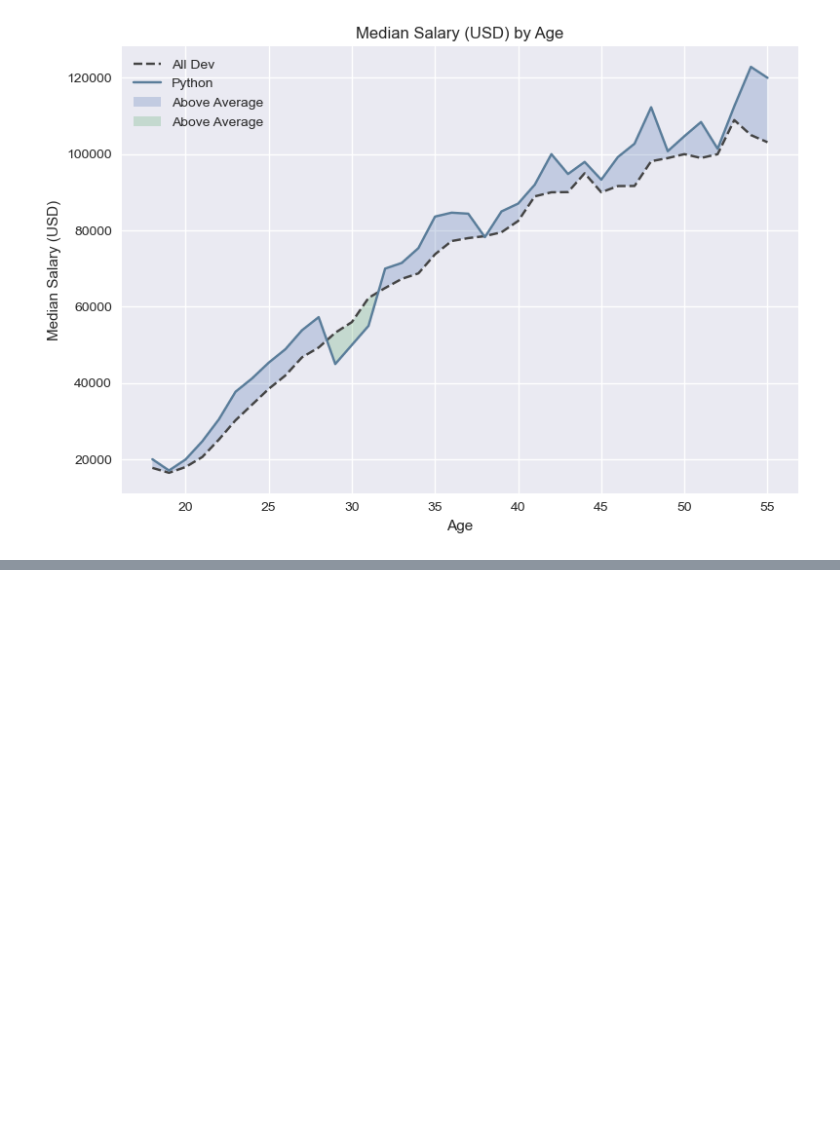
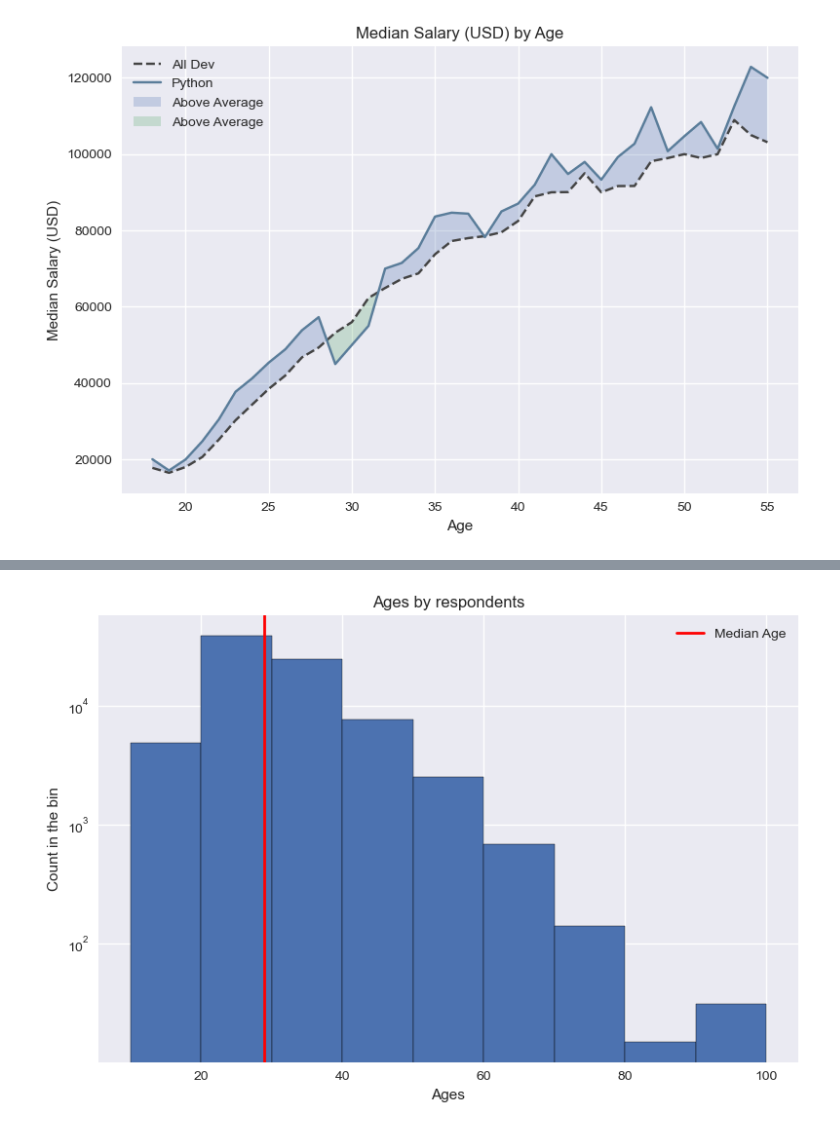
Before and after one commit to raovarun91/visualisations, a Jupyter notebook: Samples-Matplotlib.ipynb, the cells around one changed output, grey strips where cells are left out. Cells and saved outputs as stored; diff of their text form; code cells hidden in the pictures; blank space fills up the shorter version.

```diff
--- a/Samples-Matplotlib.ipynb
+++ b/Samples-Matplotlib.ipynb
@@ -421,0 +469,23 @@ plt.show()
+# %%
+data = pd.read_csv('data3.csv')
+
+ids = data['Responder_id']
+ages = data['Age']
+median_age = 29
+
+bins = [10, 20, 30, 40, 50, 60, 70, 80, 90, 100]
+
+plt.hist(ages, bins=bins, edgecolor ='k', log=True)
+
+plt.axvline(median_age, color='red', label = 'Median Age', linewidth=2)
+
+plt.title('Ages by respondents')
+plt.xlabel('Ages')
+plt.ylabel('Count in the bin')
+
+plt.legend()
+plt.tight_layout()
+
+plt.show()
+# %% [output]
+[figure, added]
```
Also changed, not shown: parts of 8 cells of this notebook, 3 other files.
